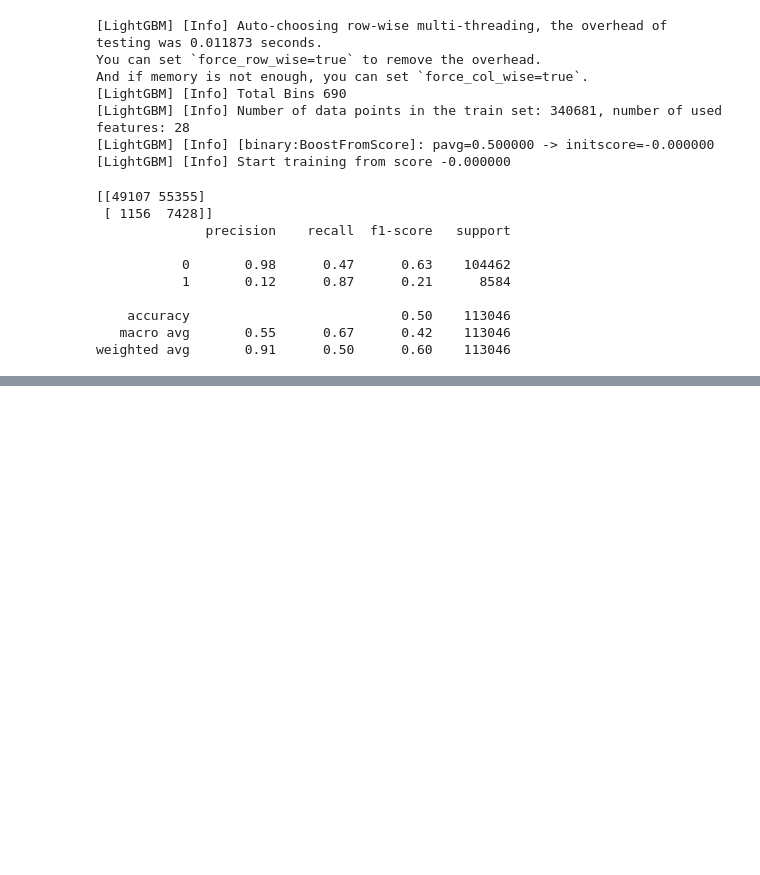
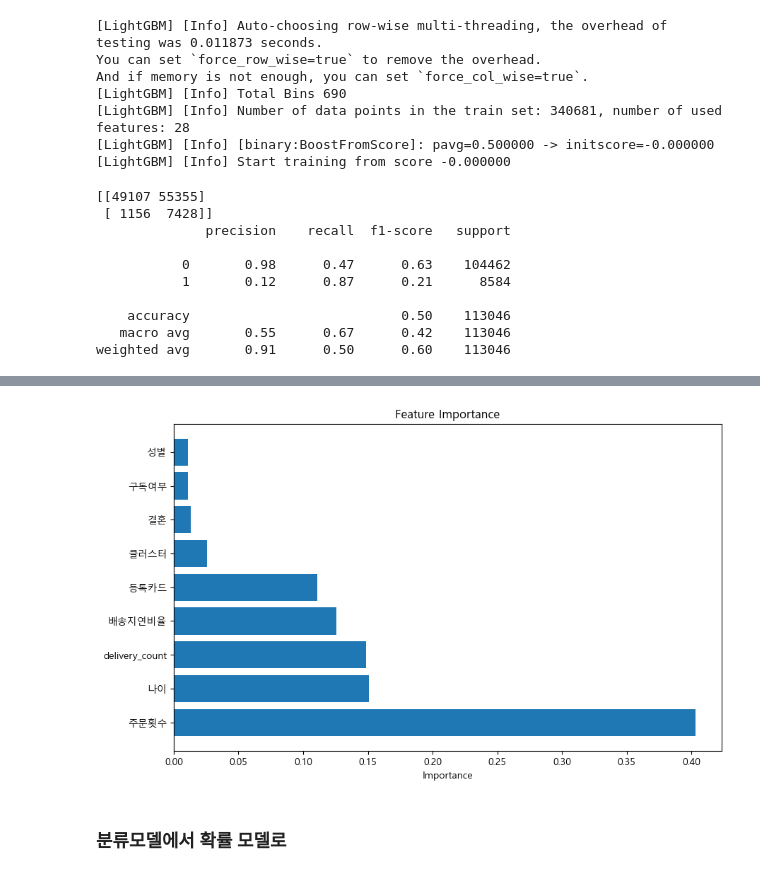
Before and after one commit to dldbwns23/DSA17_project, a Jupyter notebook: lyj_EDA_preprocess.ipynb, the cells around one changed output, grey strips where cells are left out. Drawn from its saved outputs; the diff is of its cells as text; code cells hidden in the pictures; blank space fills up the shorter version.

```diff
--- a/lyj_EDA_preprocess.ipynb
+++ b/lyj_EDA_preprocess.ipynb
@@ -2204,0 +2806,21 @@ weighted avg       0.91      0.50      0.60    113046
+# %%
+# 특성 중요도 추출
+importances = stacking_model.named_estimators_['rf'].feature_importances_  # RandomForestClassifier의 중요도 사용
+
+# 특성 이름
+feature_names = X.columns
+
+# 중요도를 데이터프레임으로 변환
+importance_df = pd.DataFrame({'Feature': feature_names, 'Importance': importances})
+importance_df = importance_df.sort_values(by='Importance', ascending=False)
+
+# 중요도 시각화
+plt.figure(figsize=(10, 6))
+plt.barh(importance_df['Feature'], importance_df['Importance'])
+plt.xlabel('Importance')
+plt.title('Feature Importance')
+plt.show()
+# %% [output]
+[figure, added]
+# %% [markdown]
+### 분류모델에서 확률 모델로
```
Also changed, not shown: parts of 32 cells of this notebook.
